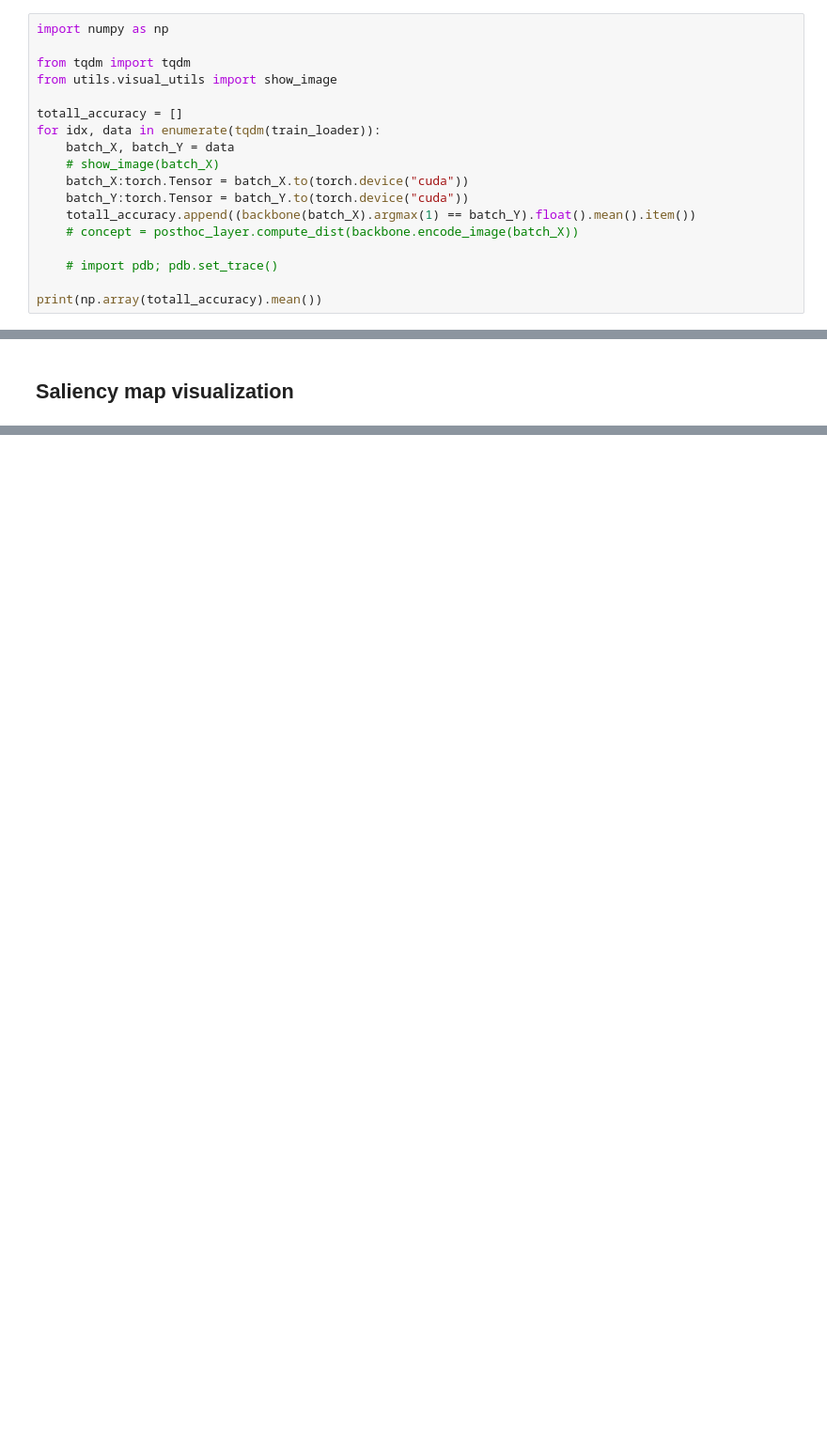
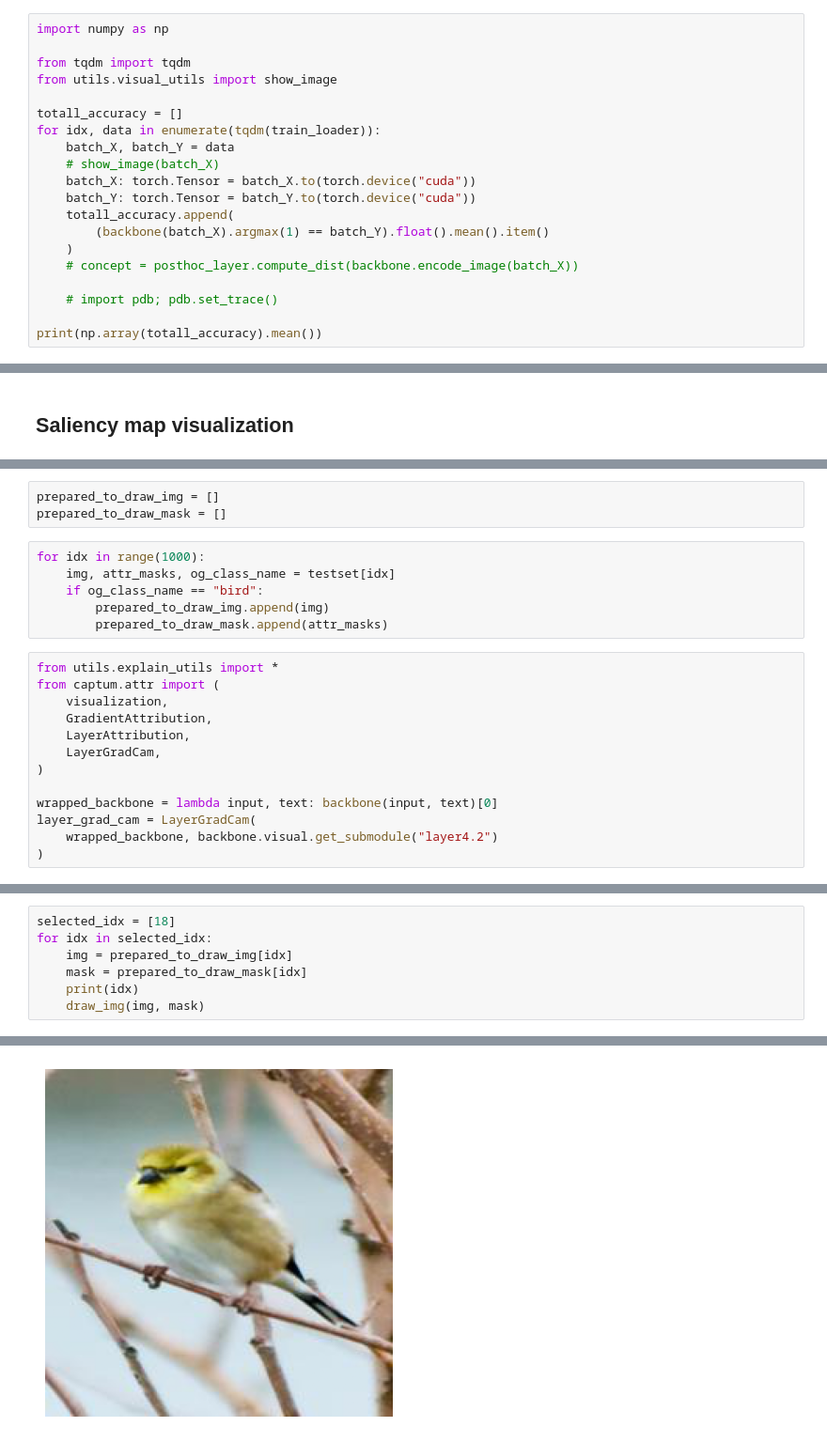
Before and after one commit to Uzukidd/sl-cbm, a Jupyter notebook: manually_debug.ipynb, the cells around one changed output, grey strips where cells are left out. Shown at 94% size. Cells and saved outputs as stored; diff of their text form; blank space fills up the shorter version.

```diff
--- a/manually_debug.ipynb
+++ b/manually_debug.ipynb
@@ -555,9 +600,11 @@ totall_accuracy = []
 for idx, data in enumerate(tqdm(train_loader)):
     batch_X, batch_Y = data
     # show_image(batch_X)
-    batch_X:torch.Tensor = batch_X.to(torch.device("cuda"))
-    batch_Y:torch.Tensor = batch_Y.to(torch.device("cuda"))
-    totall_accuracy.append((backbone(batch_X).argmax(1) == batch_Y).float().mean().item())
+    batch_X: torch.Tensor = batch_X.to(torch.device("cuda"))
+    batch_Y: torch.Tensor = batch_Y.to(torch.device("cuda"))
+    totall_accuracy.append(
+        (backbone(batch_X).argmax(1) == batch_Y).float().mean().item()
+    )
     # concept = posthoc_layer.compute_dist(backbone.encode_image(batch_X))
 
     # import pdb; pdb.set_trace()
@@ -942,0 +1047,22 @@ generate_vis_table(images, titles)
+# %%
+prepared_to_draw_img = []
+prepared_to_draw_mask = []
+# %%
+for idx in range(1000):
+    img, attr_masks, og_class_name = testset[idx]
+    if og_class_name == "bird":
+        prepared_to_draw_img.append(img)
+        prepared_to_draw_mask.append(attr_masks)
+# %%
+from utils.explain_utils import *
+from captum.attr import (
+    visualization,
+    GradientAttribution,
+    LayerAttribution,
+    LayerGradCam,
+)
+
+wrapped_backbone = lambda input, text: backbone(input, text)[0]
+layer_grad_cam = LayerGradCam(
+    wrapped_backbone, backbone.visual.get_submodule("layer4.2")
+)
@@ -942,0 +1153,8 @@ generate_vis_table(images, titles)
+# %%
+selected_idx = [18]
+for idx in selected_idx:
+    img = prepared_to_draw_img[idx]
+    mask = prepared_to_draw_mask[idx]
+    print(idx)
+    draw_img(img, mask)
+# %% [output]
@@ -942,0 +1164 @@ generate_vis_table(images, titles)
+[figure, added]
```
Also changed, not shown: parts of 46 cells of this notebook, 23 other files.
